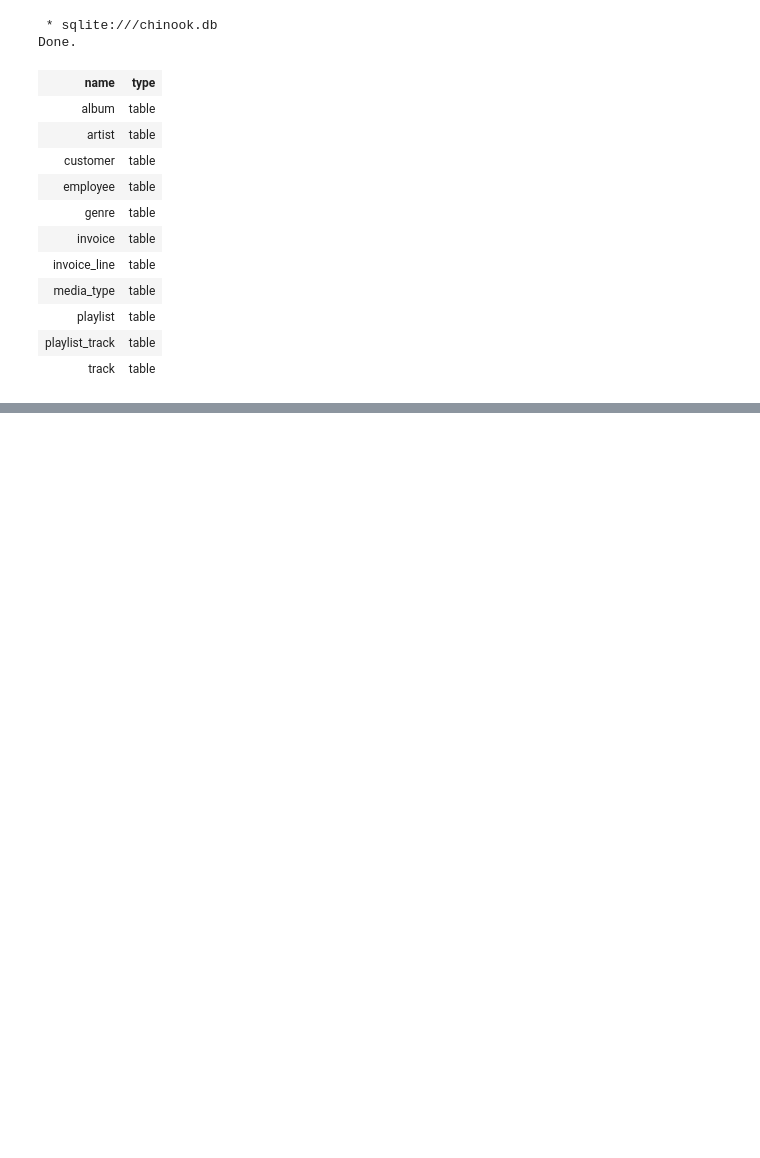
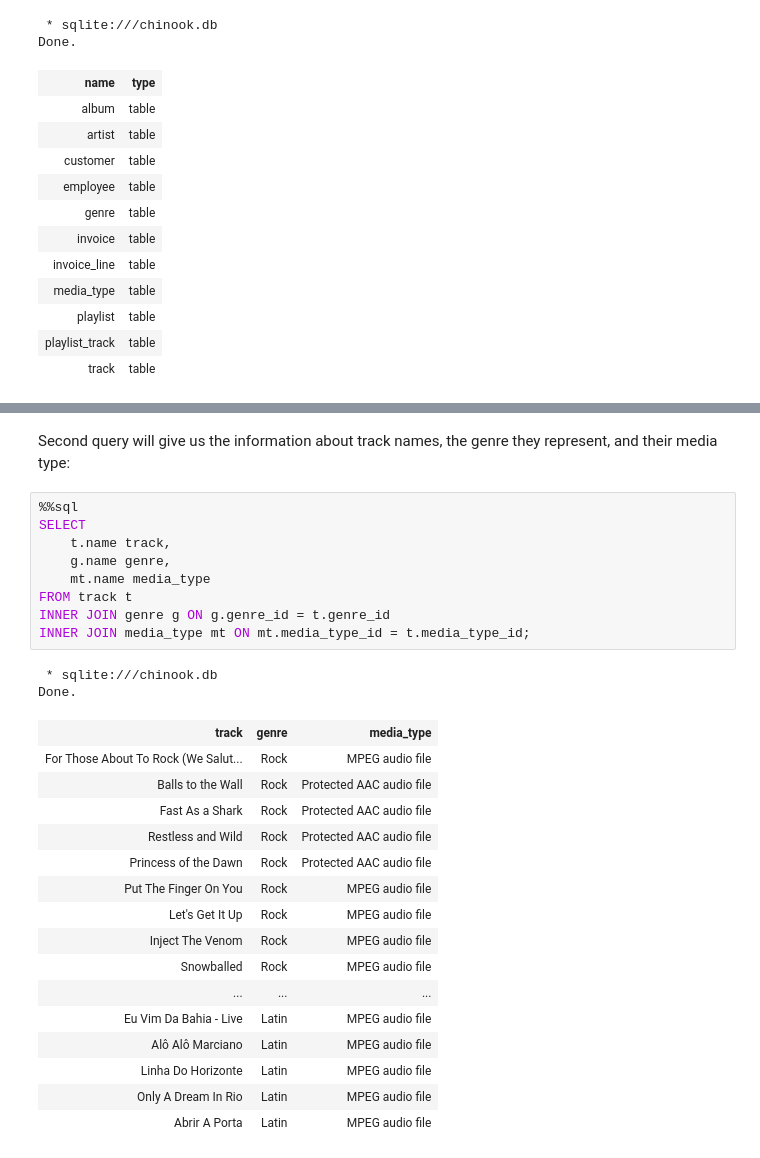
Before and after one commit to MuhammadAwon/datascience-projects, a Jupyter notebook: Projects/chinook-data-analysis-using-sql/chinook-database.ipynb, the cells around one changed output, grey strips where cells are left out. Cells and saved outputs as stored; diff of their text form; blank space fills up the shorter version.

Commit message:
Add chinook data analysis with sql project

```diff
--- a/Projects/chinook-data-analysis-using-sql/chinook-database.ipynb
+++ b/Projects/chinook-data-analysis-using-sql/chinook-database.ipynb
@@ -40,0 +86,30 @@ Done.
+# %% [markdown]
+Second query will give us the information about track names, the genre they represent, and their media type:
+# %%
+%%sql
+SELECT
+    t.name track,
+    g.name genre,
+    mt.name media_type
+FROM track t
+INNER JOIN genre g ON g.genre_id = t.genre_id
+INNER JOIN media_type mt ON mt.media_type_id = t.media_type_id;
+# %% [output]
+ * sqlite:///chinook.db
+Done.
+| track | genre | media_type |
+| For Those About To Rock (We Salut... | Rock | MPEG audio file |
+| Balls to the Wall | Rock | Protected AAC audio file |
+| Fast As a Shark | Rock | Protected AAC audio file |
+| Restless and Wild | Rock | Protected AAC audio file |
+| Princess of the Dawn | Rock | Protected AAC audio file |
+| Put The Finger On You | Rock | MPEG audio file |
+| Let's Get It Up | Rock | MPEG audio file |
+| Inject The Venom | Rock | MPEG audio file |
+| Snowballed | Rock | MPEG audio file |
+| ... | ... | ... |
+| Eu Vim Da Bahia - Live | Latin | MPEG audio file |
+| Alô Alô Marciano | Latin | MPEG audio file |
+| Linha Do Horizonte | Latin | MPEG audio file |
+| Only A Dream In Rio | Latin | MPEG audio file |
+| Abrir A Porta | Latin | MPEG audio file |
```
Also changed, not shown: parts of 11 cells of this notebook.
